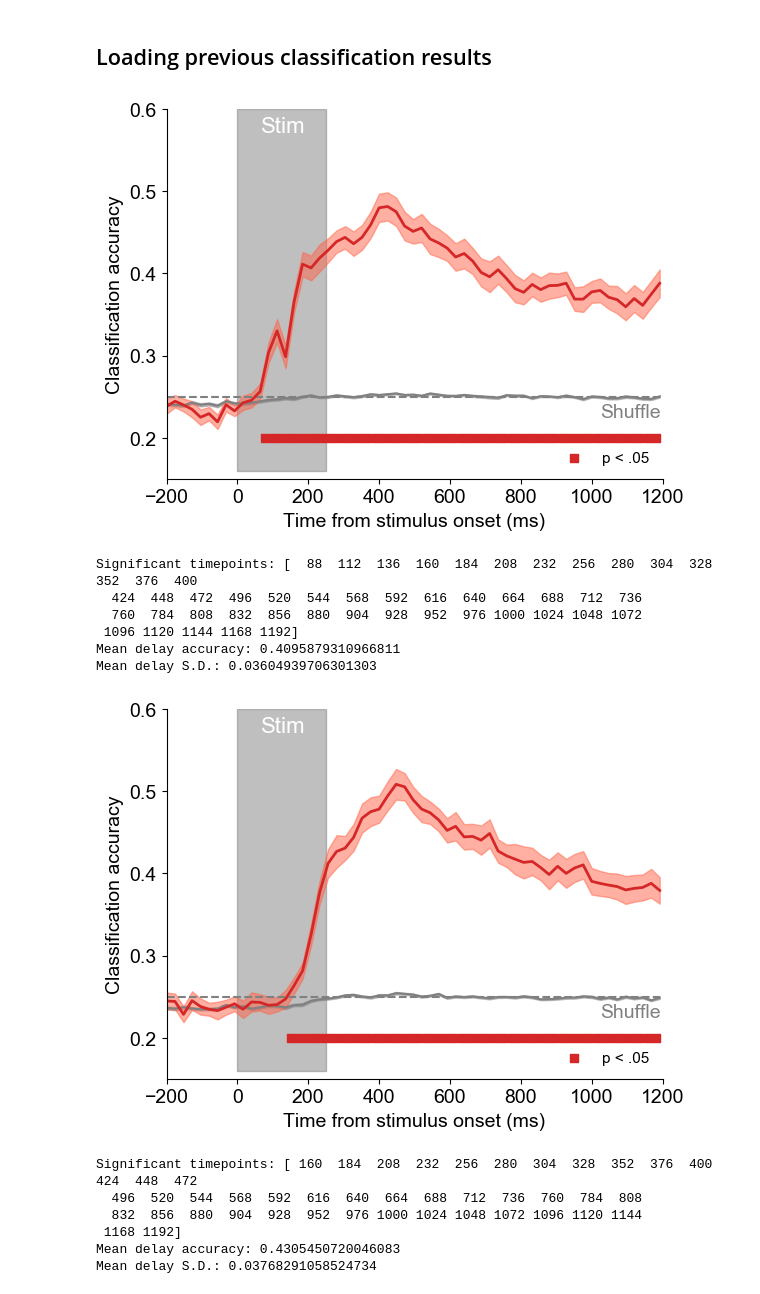
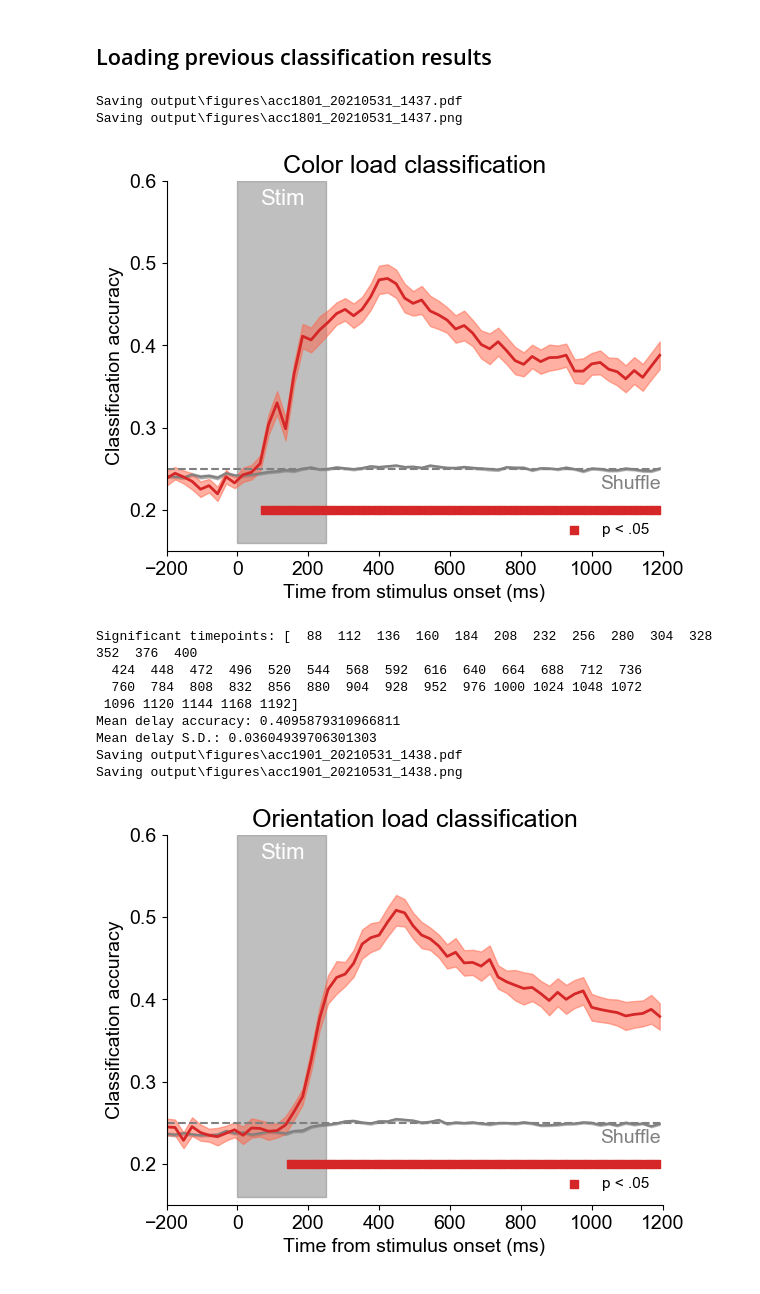
Before and after one commit to WilliamThyer/Thyer-et-al-2021, a Jupyter notebook: decode_load_loop.ipynb, the cells around one changed output. Drawn from its saved outputs; the diff is of its cells as text; code cells hidden in the pictures.

```diff
--- a/decode_load_loop.ipynb
+++ b/decode_load_loop.ipynb
@@ -53,26 +56,32 @@ for experiment_name in experiment_names:
 ## Loading previous classification results
 # %%
 experiment_names = ['1801','1901','1902']
-for experiment_name in experiment_names:
+features = ['Color','Orientation','Conjunction']
+
+for experiment_name,feature in zip(experiment_names,features):
     results_pickle = f'{experiment_name}_trialbin20.pickle'
 
     # Set up interp object and load results.
     interp = decode_eeg.Interpreter()
     interp.load_results(results_pickle)
 
-    interp.plot_acc(significance_testing=True,ylim=[.15,.6],chance_text_y=.205,subtitle=f'{experiment_name}_',savefig=False)
+    interp.plot_acc(
+        significance_testing=True,
+        ylim=[.15,.6],
+        chance_text_y=.205,
+        subtitle=f'{experiment_name}_',
+        title = f'{feature} load classification',
+        savefig=True)
 # %% [output]
+Saving output\figures\acc1801_20210531_1437.pdf
+Saving output\figures\acc1801_20210531_1437.png
-[figure, old version]
+[figure, new version]
-Significant timepoints: [  88  112  136  160  184  208  232  256  280  304  328  352  376  400
-  424  448  472  496  520  544  568  592  616  640  664  688  712  736
-  760  784  808  832  856  880  904  928  952  976 1000 1024 1048 1072
- 1096 1120 1144 1168 1192]
-Mean delay accuracy: 0.4095879310966811
-Mean delay S.D.: 0.03604939706301303
+Significant timepoints: [  88  112  136  160  184  208  232  256  280  304  328  352  376  400
+  424  448  472  496  520  544  568  592  616  640  664  688  712  736
+  760  784  808  832  856  880  904  928  952  976 1000 1024 1048 1072
+ 1096 1120 1144 1168 1192]
+Mean delay accuracy: 0.4095879310966811
+Mean delay S.D.: 0.03604939706301303
+Saving output\figures\acc1901_20210531_1438.pdf
+Saving output\figures\acc1901_20210531_1438.png
-[figure, old version]
+[figure, new version]
-Significant timepoints: [ 160  184  208  232  256  280  304  328  352  376  400  424  448  472
-  496  520  544  568  592  616  640  664  688  712  736  760  784  808
-  832  856  880  904  928  952  976 1000 1024 1048 1072 1096 1120 1144
- 1168 1192]
-Mean delay accuracy: 0.4305450720046083
-Mean delay S.D.: 0.03768291058524734
```
Also changed, not shown: parts of 2 cells of this notebook, 4 other files.
